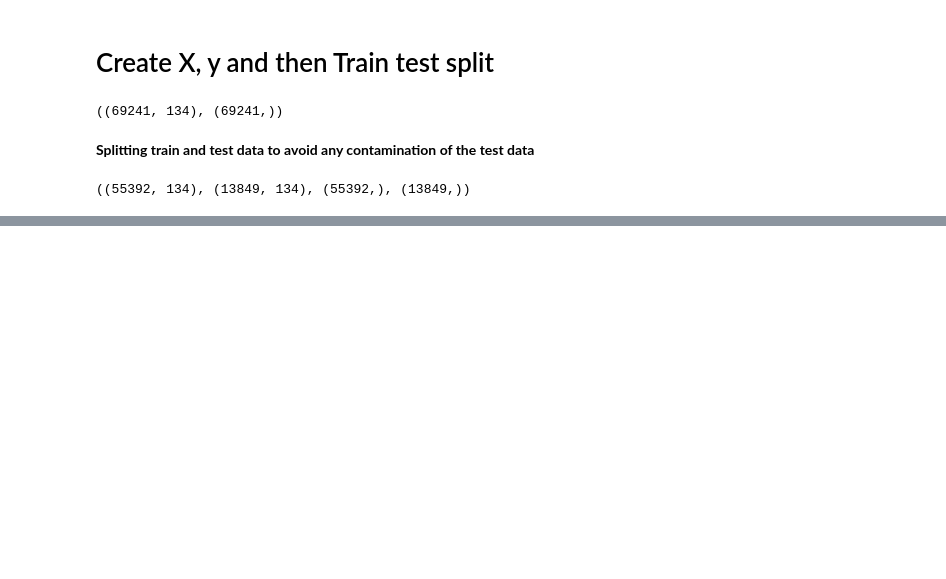
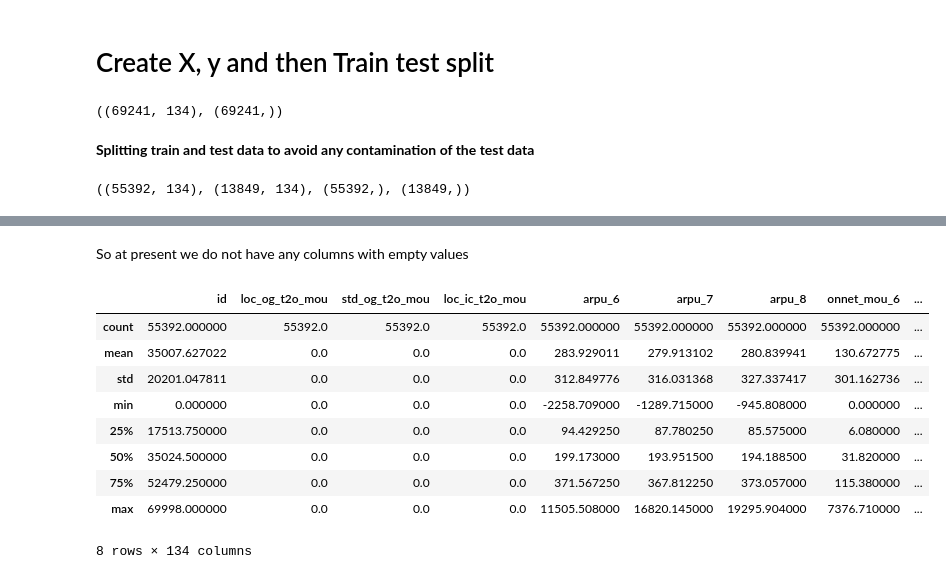
Before and after one commit to tikluganguly/TelecomDraft, a Jupyter notebook: assignment (tiklu).ipynb, the cells around one changed output, grey strips where cells are left out. Cells and saved outputs as stored; diff of their text form; code cells hidden in the pictures; blank space fills up the shorter version.

```diff
--- a/assignment (tiklu).ipynb
+++ b/assignment (tiklu).ipynb
@@ -223,0 +237,3 @@ ValueError: The number of FixedLocator locations (0), usually from a call to set
+# %%
+new_vars = missing_data_percent[missing_data_percent.le(40)].index
+new_vars
@@ -223,0 +248,3 @@ ValueError: The number of FixedLocator locations (0), usually from a call to set
+# %%
+X_train_filtered = X_train[new_vars]
+X_train_filtered.shape
@@ -223,0 +255,4 @@ ValueError: The number of FixedLocator locations (0), usually from a call to set
+# %%
+missing_data_percent = X_train_filtered.isnull().any()
+impute_cols = missing_data_percent[missing_data_percent.gt(0)].index
+impute_cols
@@ -223,0 +279,3 @@ ValueError: The number of FixedLocator locations (0), usually from a call to set
+# %%
+imp = SimpleImputer(strategy='constant', fill_value=0)
+X_train_filtered[impute_cols] = imp.fit_transform(X_train_filtered[impute_cols])
@@ -223,0 +297,15 @@ ValueError: The number of FixedLocator locations (0), usually from a call to set
+# %% [markdown]
+So at present we do not have any columns with empty values
+# %%
+X_train_filtered.describe()
+# %% [output]
+|  | id | loc_og_t2o_mou | std_og_t2o_mou | loc_ic_t2o_mou | arpu_6 | arpu_7 | arpu_8 | onnet_mou_6 | ... |
+| count | 55392.000000 | 55392.0 | 55392.0 | 55392.0 | 55392.000000 | 55392.000000 | 55392.000000 | 55392.000000 | ... |
+| mean | 35007.627022 | 0.0 | 0.0 | 0.0 | 283.929011 | 279.913102 | 280.839941 | 130.672775 | ... |
+| std | 20201.047811 | 0.0 | 0.0 | 0.0 | 312.849776 | 316.031368 | 327.337417 | 301.162736 | ... |
+| min | 0.000000 | 0.0 | 0.0 | 0.0 | -2258.709000 | -1289.715000 | -945.808000 | 0.000000 | ... |
+| 25% | 17513.750000 | 0.0 | 0.0 | 0.0 | 94.429250 | 87.780250 | 85.575000 | 6.080000 | ... |
+| 50% | 35024.500000 | 0.0 | 0.0 | 0.0 | 199.173000 | 193.951500 | 194.188500 | 31.820000 | ... |
+| 75% | 52479.250000 | 0.0 | 0.0 | 0.0 | 371.567250 | 367.812250 | 373.057000 | 115.380000 | ... |
+| max | 69998.000000 | 0.0 | 0.0 | 0.0 | 11505.508000 | 16820.145000 | 19295.904000 | 7376.710000 | ... |
+8 rows × 134 columns
```
Also changed, not shown: parts of 11 cells of this notebook, 1 other file.
